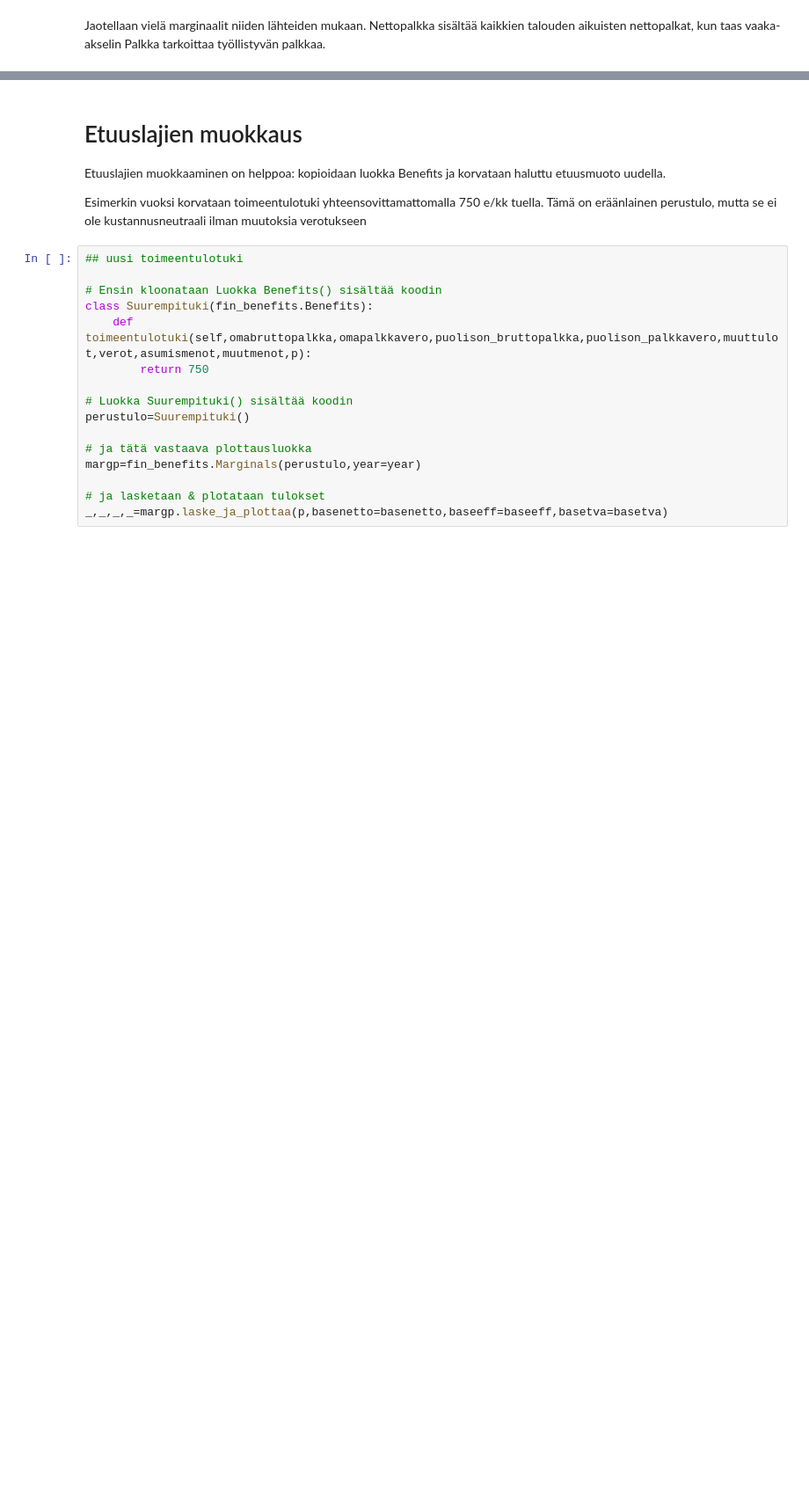
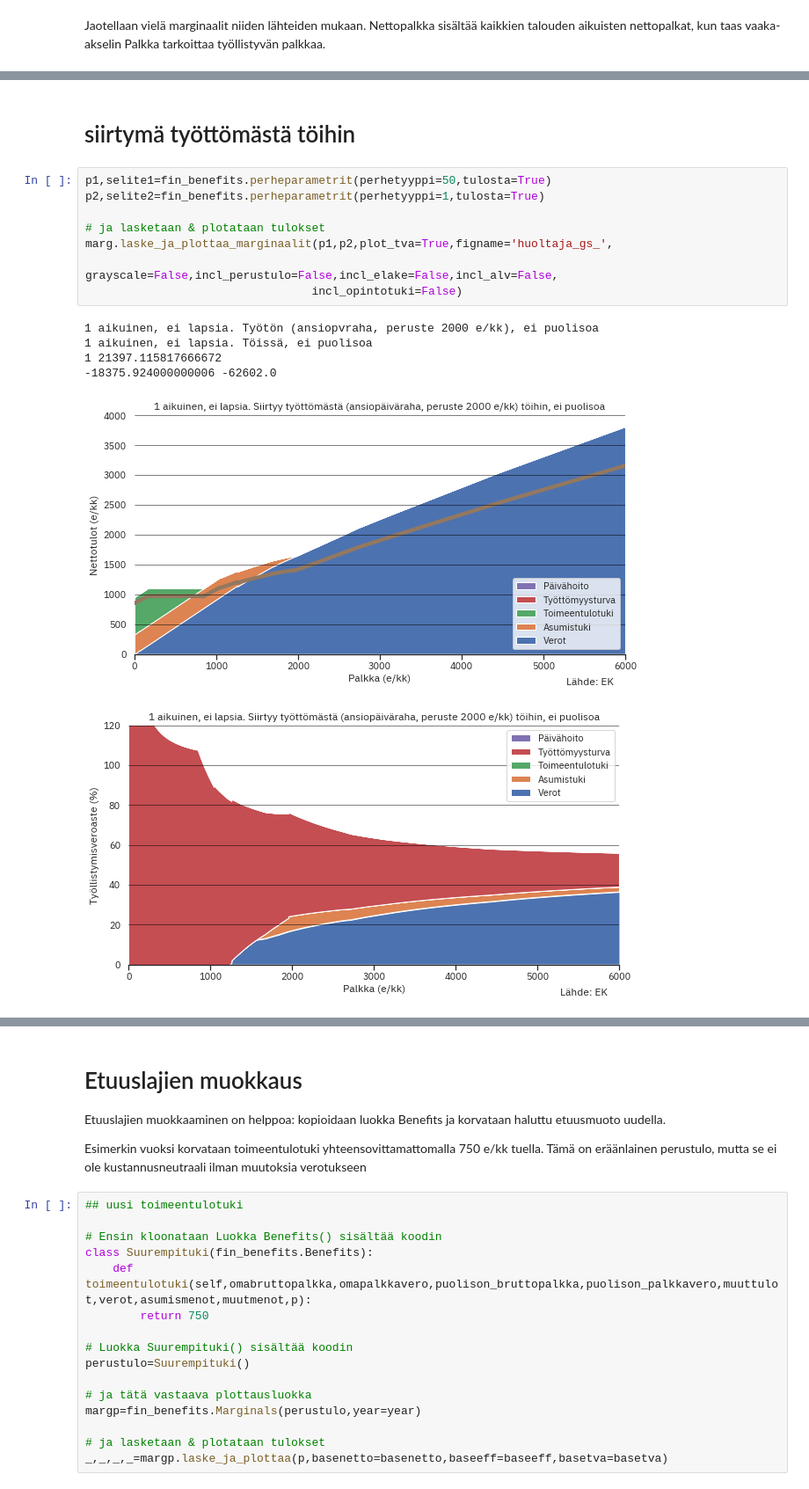
Before and after one commit to ajtanskanen/benefits, a Jupyter notebook: kannusteet 2022.ipynb, the cells around one changed output, grey strips where cells are left out. Shown at 88% size. Saved outputs shown, nothing was run; the diff lists cells and outputs as text; blank space fills up the shorter version.

```diff
--- a/kannusteet 2022.ipynb
+++ b/kannusteet 2022.ipynb
@@ -102,0 +105,17 @@ marg.laske_ja_plottaa_marginaalit(p,plot_tva=False,figname='yksinhuoltaja_gs_',
+# %% [markdown]
+# siirtymä työttömästä töihin
+# %%
+p1,selite1=fin_benefits.perheparametrit(perhetyyppi=50,tulosta=True)
+p2,selite2=fin_benefits.perheparametrit(perhetyyppi=1,tulosta=True)
+
+# ja lasketaan & plotataan tulokset
+marg.laske_ja_plottaa_marginaalit(p1,p2,plot_tva=True,figname='huoltaja_gs_',
+                                 grayscale=False,incl_perustulo=False,incl_elake=False,incl_alv=False,
+                                 incl_opintotuki=False)
+# %% [output]
+1 aikuinen, ei lapsia. Työtön (ansiopvraha, peruste 2000 e/kk), ei puolisoa
+1 aikuinen, ei lapsia. Töissä, ei puolisoa
+1 21397.115817666672
+-18375.924000000006 -62602.0
+[figure, added]
+[figure, added]
```
Also changed, not shown: parts of 11 cells of this notebook, 1 other file.
